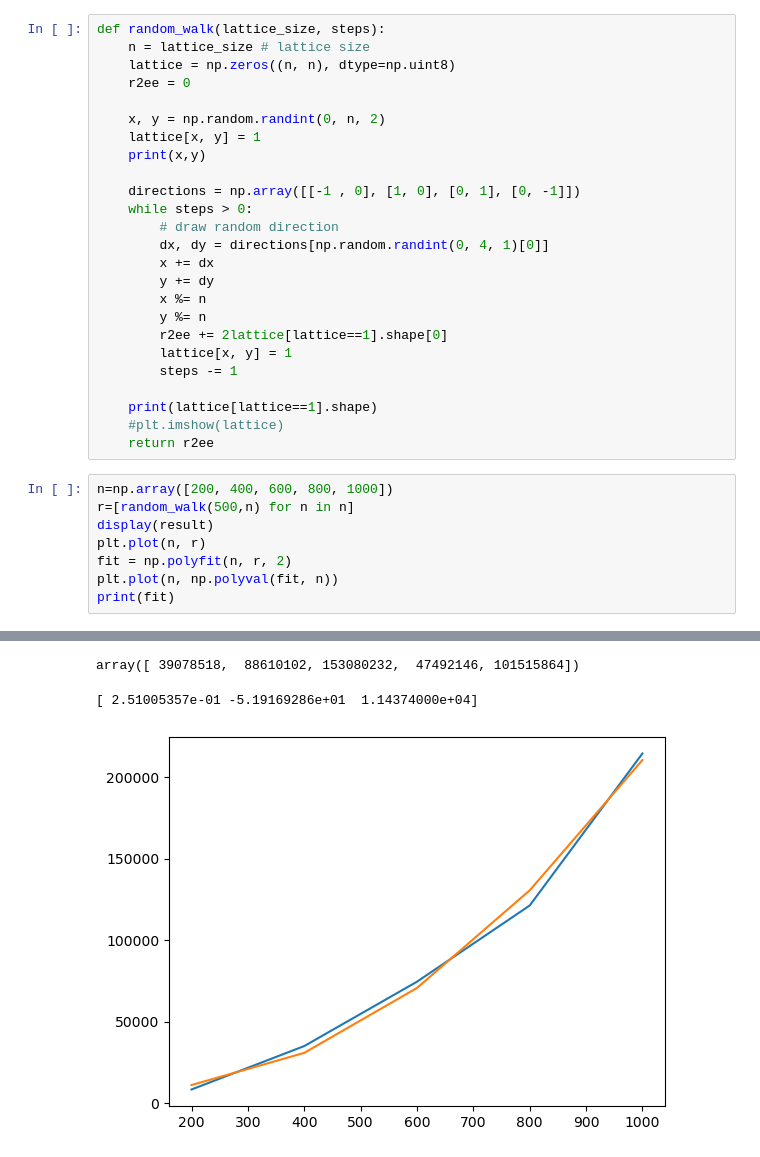
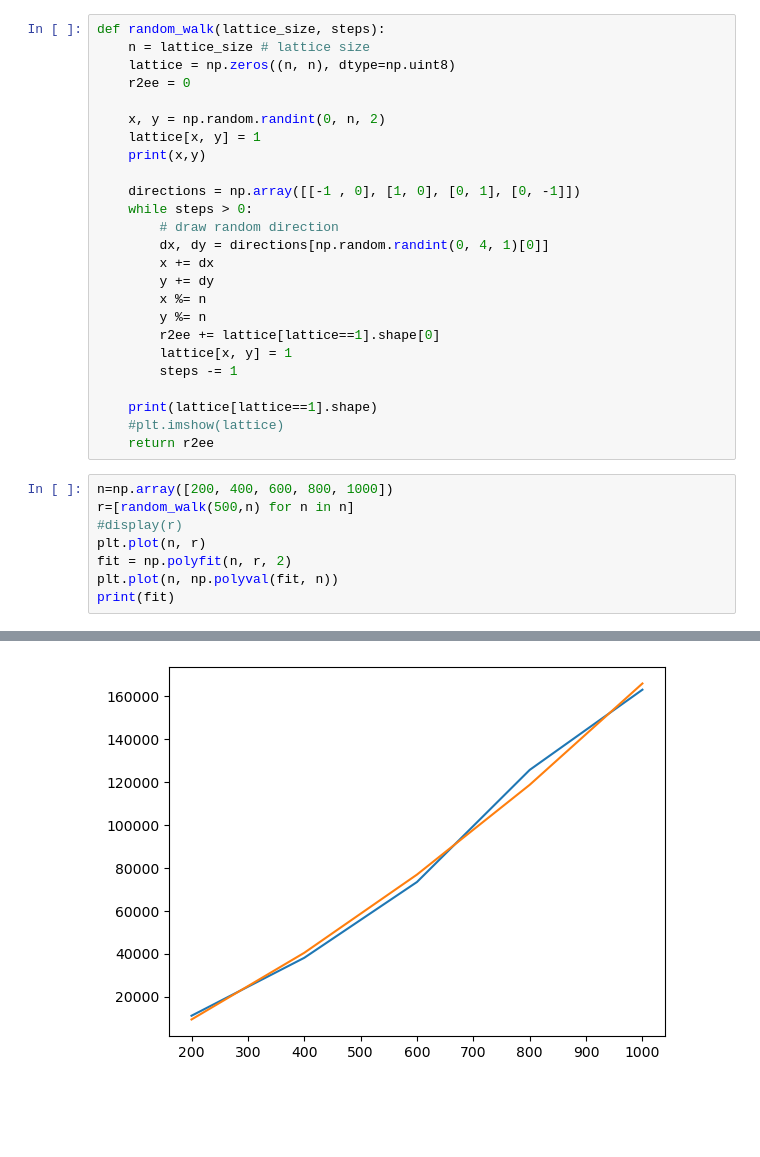
Before and after one commit to kkritikak/Exercise2, a Jupyter notebook: Julius_Konrad/blatt2/3/random walk.ipynb, the cells around one changed output, grey strips where cells are left out. Drawn from its saved outputs; the diff is of its cells as text; blank space fills up the shorter version.

```diff
--- a/Julius_Konrad/blatt2/3/random walk.ipynb
+++ b/Julius_Konrad/blatt2/3/random walk.ipynb
@@ -20,7 +23,7 @@ def random_walk(lattice_size, steps):
         y += dy
         x %= n
         y %= n
-        r2ee += 2lattice[lattice==1].shape[0]
+        r2ee += lattice[lattice==1].shape[0]
         lattice[x, y] = 1
         steps -= 1
 
@@ -30,7 +33,7 @@ def random_walk(lattice_size, steps):
 # %%
 n=np.array([200, 400, 600, 800, 1000])
 r=[random_walk(500,n) for n in n]
-display(result)
+#display(r)
 plt.plot(n, r)
 fit = np.polyfit(n, r, 2)
 plt.plot(n, np.polyval(fit, n))
@@ -49,3 +53 @@ print(fit)
-array([ 39078518,  88610102, 153080232,  47492146, 101515864])
-[ 2.51005357e-01 -5.19169286e+01  1.14374000e+04]
-[figure, old version]
+[figure, new version]
```
Also changed, not shown: parts of 2 cells of this notebook, 37 other files.
